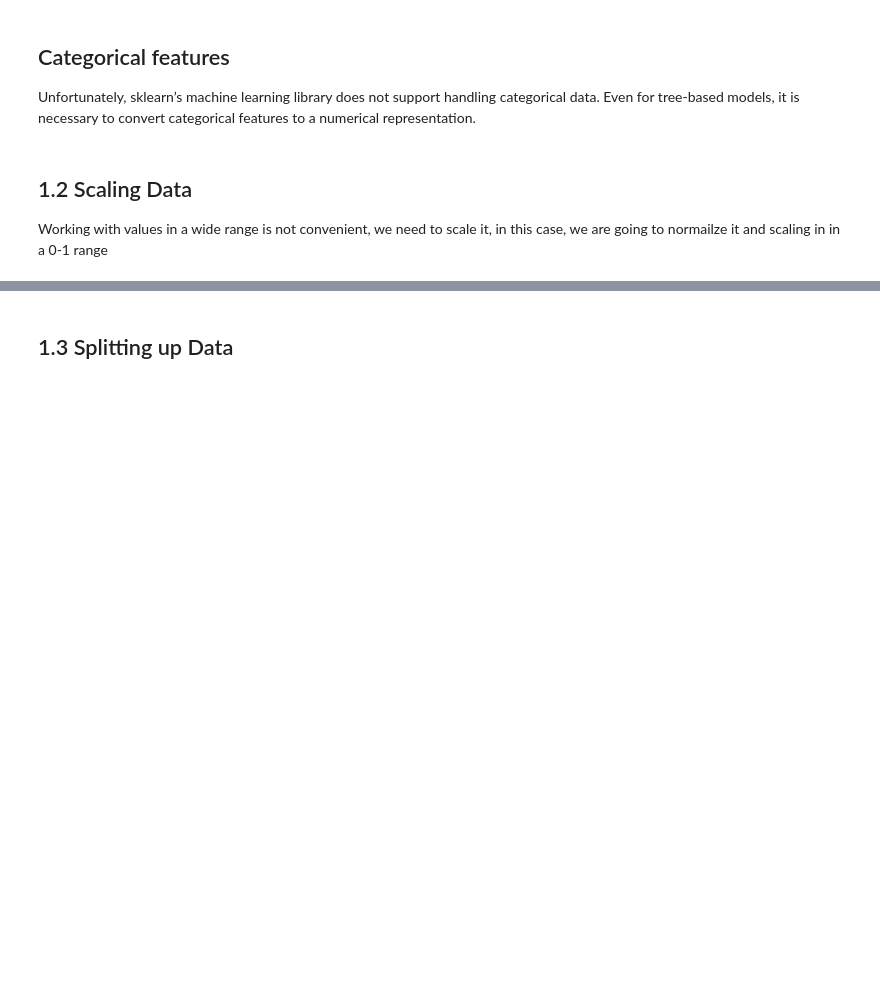
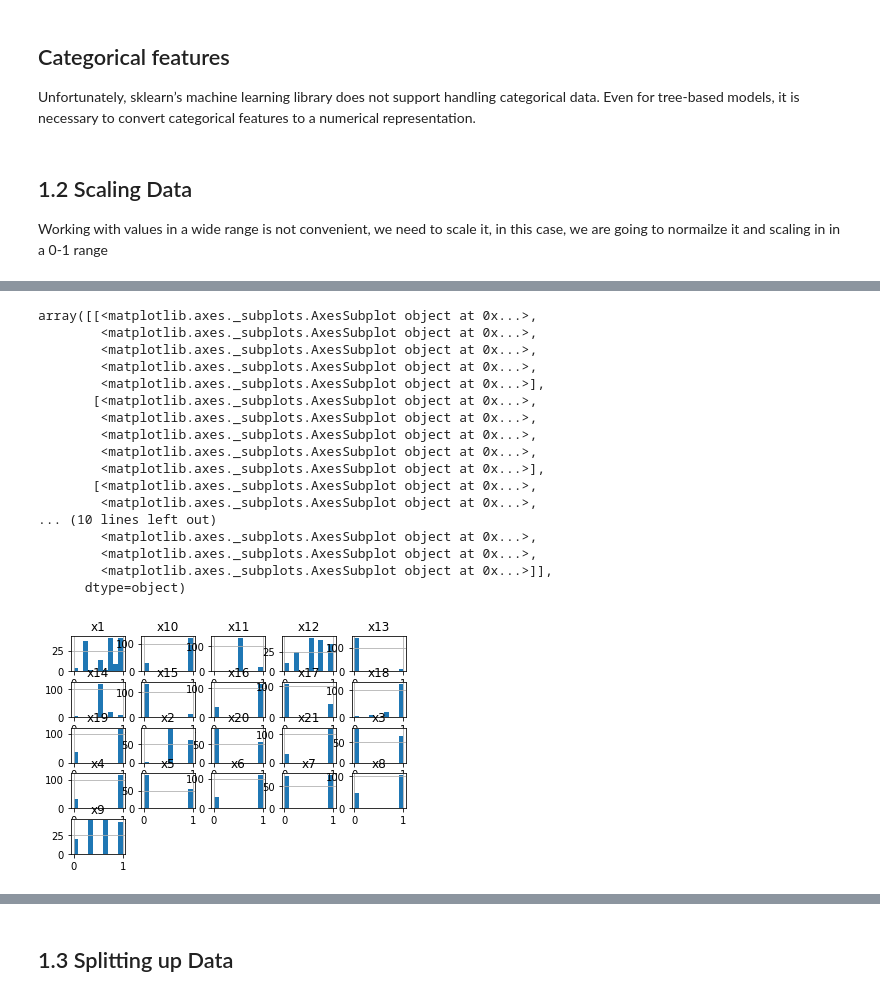
Before and after one commit to ArmandoLp/ProjectAlcoholism, a Jupyter notebook: Project3-Copy1.ipynb, the cells around one changed output, grey strips where cells are left out. Drawn from its saved outputs; the diff is of its cells as text; code cells hidden in the pictures; blank space fills up the shorter version.

```diff
--- a/Project3-Copy1.ipynb
+++ b/Project3-Copy1.ipynb
@@ -166,0 +179,21 @@ X_scaled.drop(['x22'], axis=1, inplace=True)
+# %%
+X_scaled.hist()
+# %% [output]
+array([[<matplotlib.axes._subplots.AxesSubplot object at 0x...>,
+        <matplotlib.axes._subplots.AxesSubplot object at 0x...>,
+        <matplotlib.axes._subplots.AxesSubplot object at 0x...>,
+        <matplotlib.axes._subplots.AxesSubplot object at 0x...>,
+        <matplotlib.axes._subplots.AxesSubplot object at 0x...>],
+       [<matplotlib.axes._subplots.AxesSubplot object at 0x...>,
+        <matplotlib.axes._subplots.AxesSubplot object at 0x...>,
+        <matplotlib.axes._subplots.AxesSubplot object at 0x...>,
+        <matplotlib.axes._subplots.AxesSubplot object at 0x...>,
+        <matplotlib.axes._subplots.AxesSubplot object at 0x...>],
+       [<matplotlib.axes._subplots.AxesSubplot object at 0x...>,
+        <matplotlib.axes._subplots.AxesSubplot object at 0x...>,
+... (10 lines left out)
+        <matplotlib.axes._subplots.AxesSubplot object at 0x...>,
+        <matplotlib.axes._subplots.AxesSubplot object at 0x...>,
+        <matplotlib.axes._subplots.AxesSubplot object at 0x...>]],
+      dtype=object)
+[figure, added]
```
Also changed, not shown: parts of 21 cells of this notebook.
